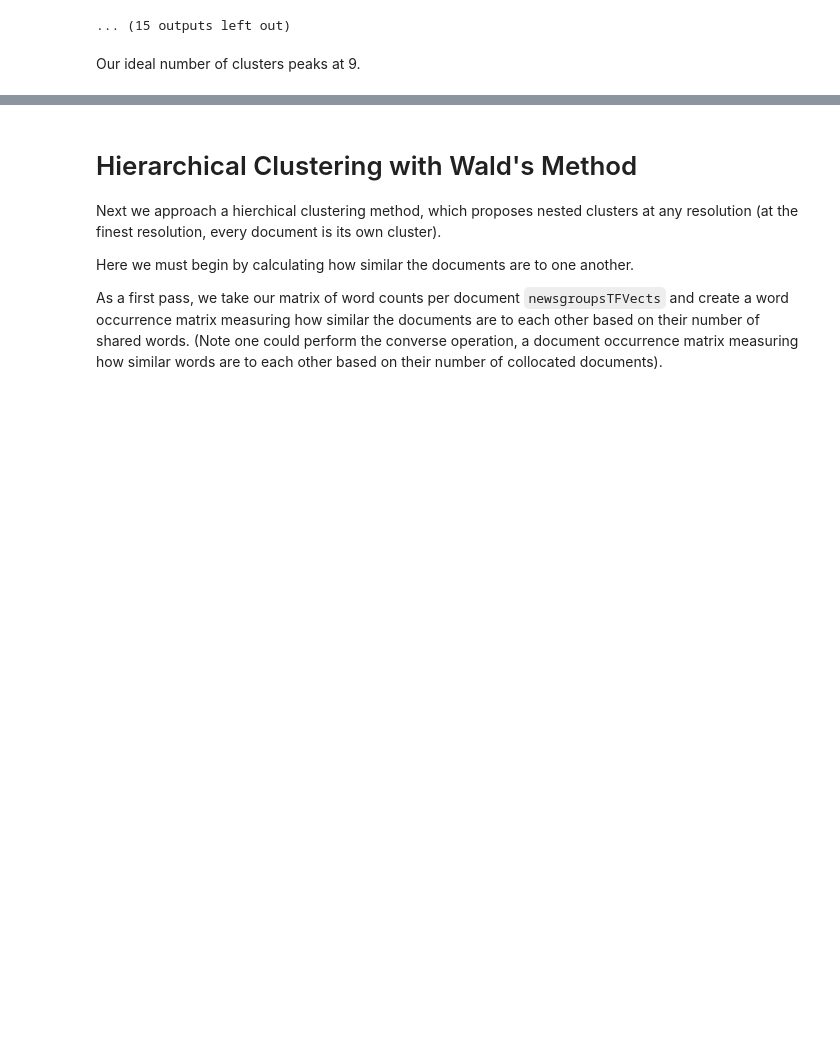
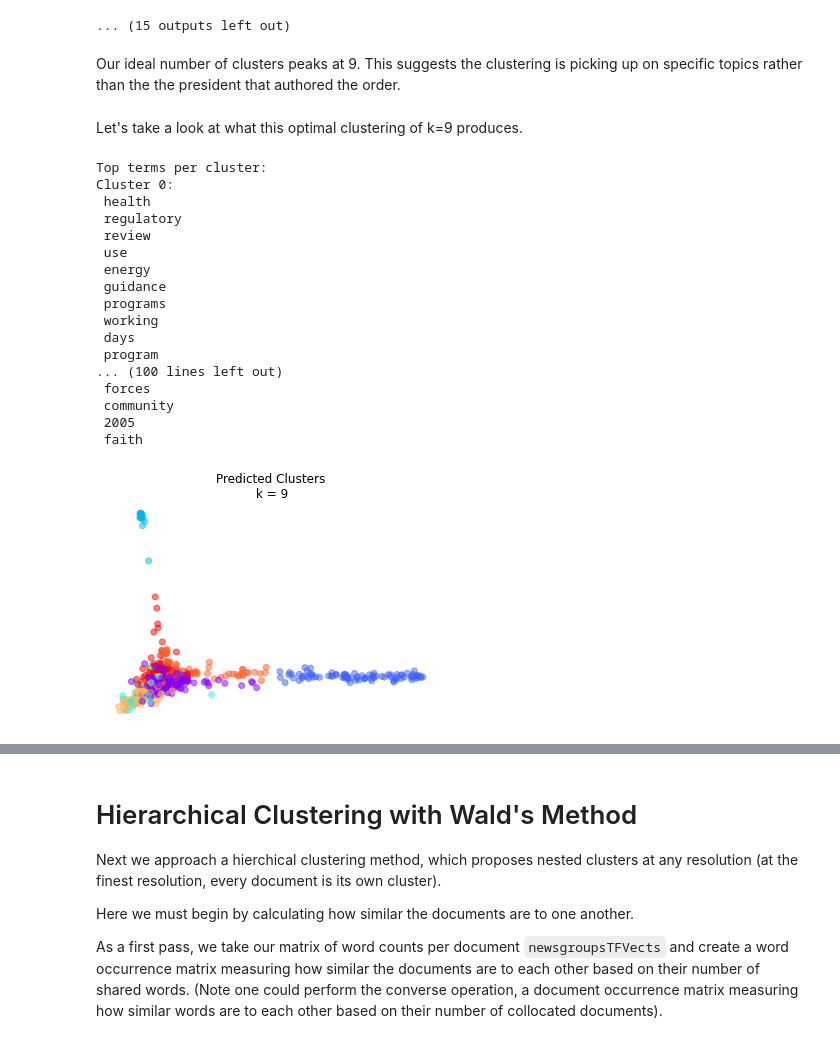
Before and after one commit to lilygrier/Homework-Notebooks, a Jupyter notebook: week-6/6-Discovering-Patterns-Clusters-and-Topics_lilygrier.ipynb, the cells around one changed output, grey strips where cells are left out. Drawn from its saved outputs; the diff is of its cells as text; code cells hidden in the pictures; blank space fills up the shorter version.

```diff
--- a/week-6/6-Discovering-Patterns-Clusters-and-Topics_lilygrier.ipynb
+++ b/week-6/6-Discovering-Patterns-Clusters-and-Topics_lilygrier.ipynb
@@ -814,4 +818,71 @@ For n_clusters = 4, The average silhouette_score is : 0.053
 For n_clusters = 5, The average silhouette_score is : 0.058
 ... (15 outputs left out)
 # %% [markdown]
-Our ideal number of clusters peaks at 9.
+Our ideal number of clusters peaks at 9. This suggests the clustering is picking up on specific topics rather than the the president that authored the order.
+# %% [markdown]
+Let's take a look at what this optimal clustering of k=9 produces.
+# %%
+targetDF = exec_orders
+textColumn = 'order_text'
+numCategories = 9
+numClusters = 9
+
+# tf idf vectorizing
+TFVectorizer = sklearn.feature_extraction.text.TfidfVectorizer(max_df=0.4, max_features=1000, min_df=3, stop_words='english', norm='l2')
+#train
+TFVects = TFVectorizer.fit_transform(targetDF[textColumn])
+
+# run k means
+KM = sklearn.cluster.KMeans(n_clusters = numCategories, init='k-means++')
+KM.fit(TFVects)
+
+terms = TFVectorizer.get_feature_names()
+print("Top terms per cluster:")
+order_centroids = KM.cluster_centers_.argsort()[:, ::-1]
+for i in range(numClusters):
+    print("Cluster %d:" % i)
+    for ind in order_centroids[i, :10]:
+        print(' %s' % terms[ind])
+    print('\n')
+
+# perform PCA and visualize
+PCA = sklearn.decomposition.PCA(n_components = 2).fit(TFVects.toarray())
+reducedPCA_data = PCA.transform(TFVects.toarray())
+
+colors = list(plt.cm.rainbow(np.linspace(0,1, numCategories)))
+colors_p = [colors[l] for l in KM.labels_]
+
+components = PCA.components_
+keyword_ids = list(set(order_centroids[:,:10].flatten())) #Get the ids of the most distinguishing words(features) from your kmeans model.
+words = [terms[i] for i in keyword_ids]#Turn the ids into words.
+x = components[:,keyword_ids][0,:] #Find the coordinates of those words in your biplot.
+y = components[:,keyword_ids][1,:]
+
+# now plot
+fig = plt.figure(1)
+ax = fig.add_subplot(111)
+ax.set_frame_on(False)
+plt.scatter(reducedPCA_data[:, 0], reducedPCA_data[:, 1], color = colors_p, alpha = 0.5)
+plt.xticks(())
+plt.yticks(())
+plt.title('Predicted Clusters\n k = {}'.format(numCategories))
+plt.show()
+# %% [output]
+Top terms per cluster:
+Cluster 0:
+ health
+ regulatory
+ review
+ use
+ energy
+ guidance
+ programs
+ working
+ days
+ program
+... (100 lines left out)
+ forces
+ community
+ 2005
+ faith
+[figure, added]
```
Also changed, not shown: parts of 6 cells of this notebook.
